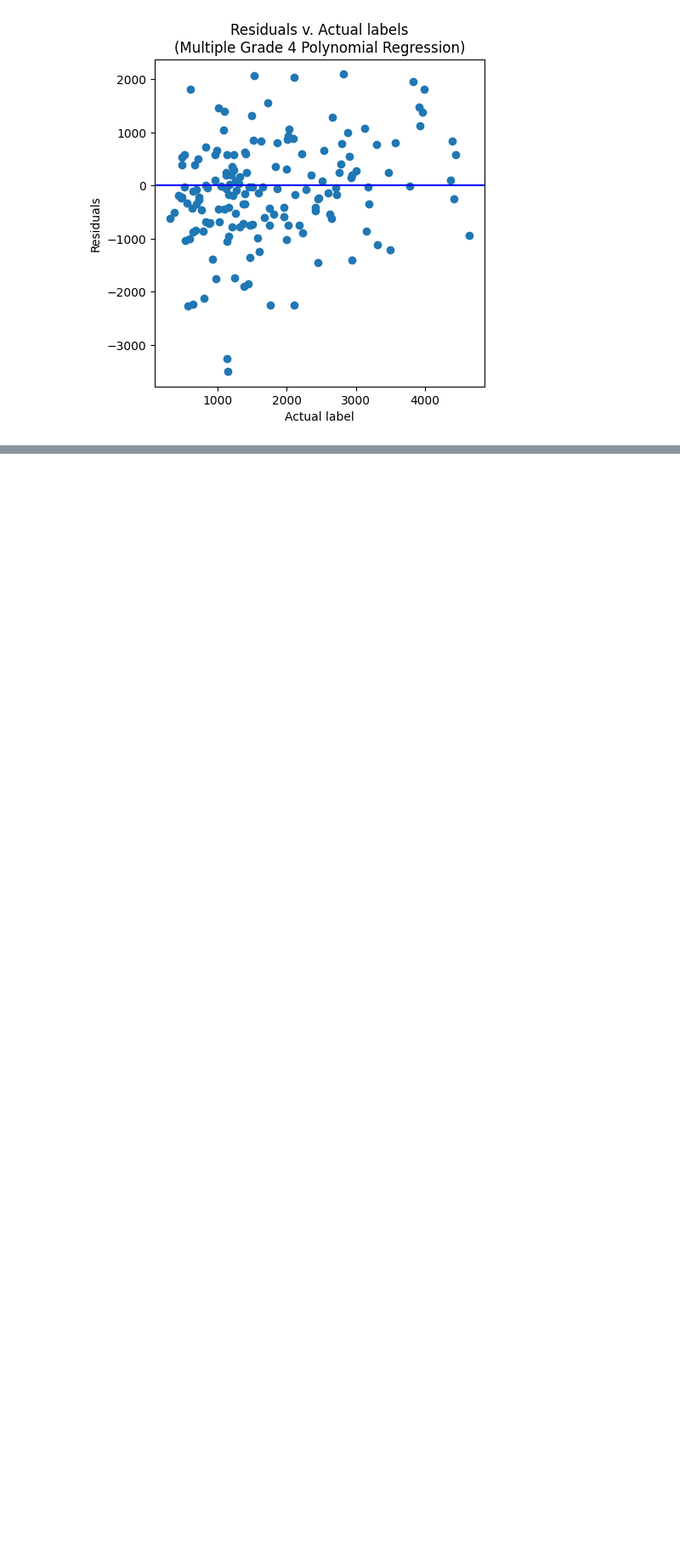
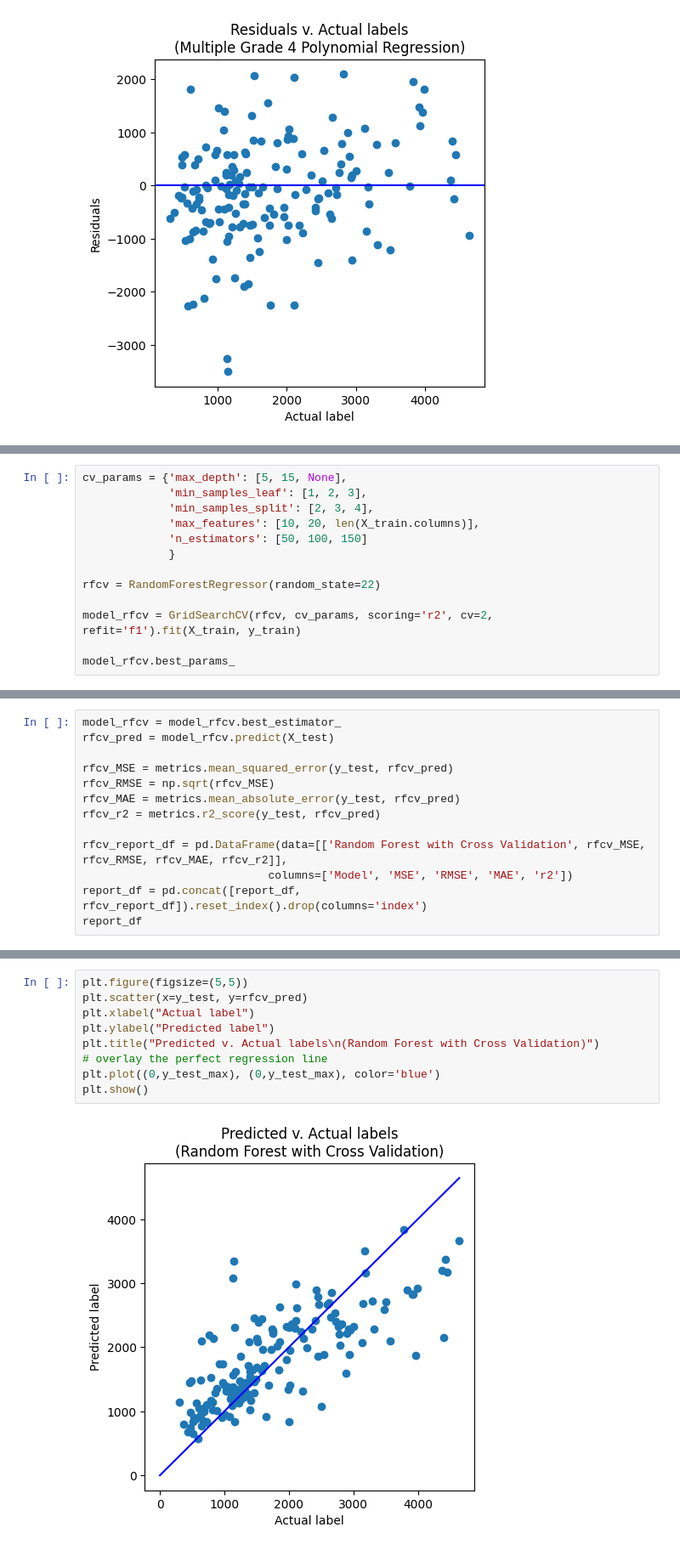
Before and after one commit to AlbertoMPalacioBastos/ML-model-for-production-prediction, a Jupyter notebook: 3-ML-regression-model-training-and-evaluation.ipynb, the cells around one changed output, grey strips where cells are left out. Shown at 85% size. Saved outputs shown, nothing was run; the diff lists cells and outputs as text; blank space fills up the shorter version.

Commit message:
Random Forest Hyperparameter Optimization Annex

```diff
--- a/3-ML-regression-model-training-and-evaluation.ipynb
+++ b/3-ML-regression-model-training-and-evaluation.ipynb
@@ -784,0 +787,13 @@ plt.show()
+# %%
+cv_params = {'max_depth': [5, 15, None],
+             'min_samples_leaf': [1, 2, 3],
+             'min_samples_split': [2, 3, 4],
+             'max_features': [10, 20, len(X_train.columns)],
+             'n_estimators': [50, 100, 150]
+             }
+
+rfcv = RandomForestRegressor(random_state=22)
+
+model_rfcv = GridSearchCV(rfcv, cv_params, scoring='r2', cv=2, refit='f1').fit(X_train, y_train)
+
+model_rfcv.best_params_
@@ -784,0 +806,13 @@ plt.show()
+# %%
+model_rfcv = model_rfcv.best_estimator_
+rfcv_pred = model_rfcv.predict(X_test)
+
+rfcv_MSE = metrics.mean_squared_error(y_test, rfcv_pred)
+rfcv_RMSE = np.sqrt(rfcv_MSE)
+rfcv_MAE = metrics.mean_absolute_error(y_test, rfcv_pred)
+rfcv_r2 = metrics.r2_score(y_test, rfcv_pred)
+
+rfcv_report_df = pd.DataFrame(data=[['Random Forest with Cross Validation', rfcv_MSE, rfcv_RMSE, rfcv_MAE, rfcv_r2]],
+                            columns=['Model', 'MSE', 'RMSE', 'MAE', 'r2'])
+report_df = pd.concat([report_df, rfcv_report_df]).reset_index().drop(columns='index')
+report_df
@@ -784,0 +832,11 @@ plt.show()
+# %%
+plt.figure(figsize=(5,5))
+plt.scatter(x=y_test, y=rfcv_pred)
+plt.xlabel("Actual label")
+plt.ylabel("Predicted label")
+plt.title("Predicted v. Actual labels\n(Random Forest with Cross Validation)")
+# overlay the perfect regression line
+plt.plot((0,y_test_max), (0,y_test_max), color='blue')
+plt.show()
+# %% [output]
+[figure, added]
```
Also changed, not shown: parts of 22 cells of this notebook, 1 other file.
